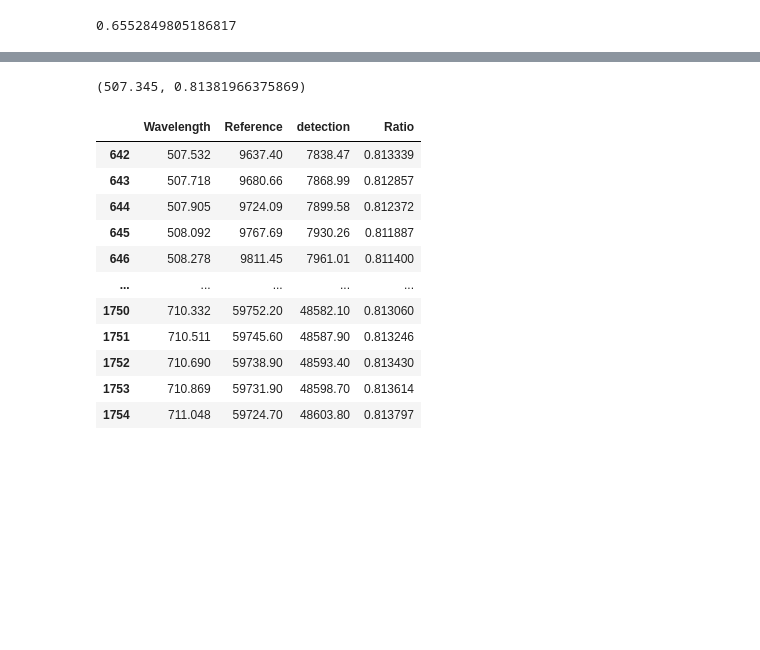
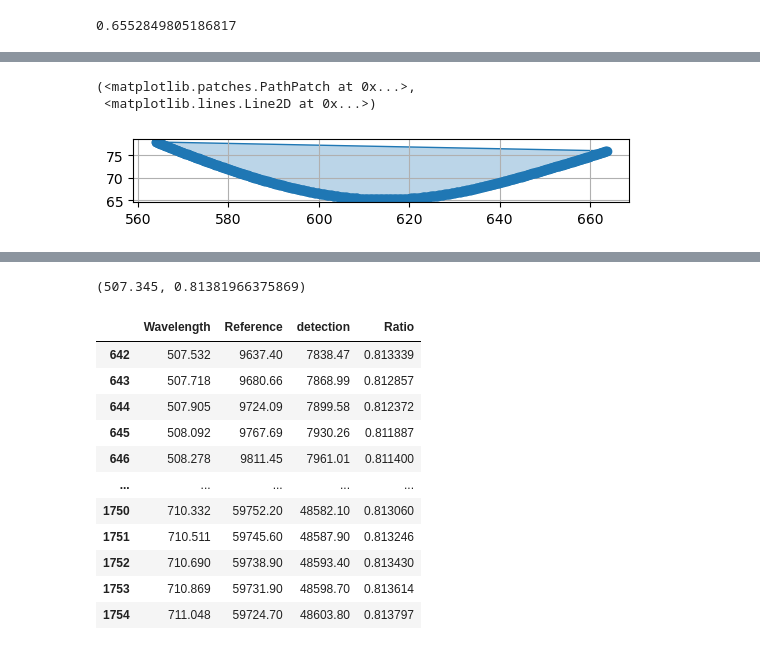
Before and after one commit to RuihaoQiu/FiberX, a Jupyter notebook: Untitled.ipynb, the cells around one changed output, grey strips where cells are left out. Drawn from its saved outputs; the diff is of its cells as text; code cells hidden in the pictures; blank space fills up the shorter version.

```diff
--- a/Untitled.ipynb
+++ b/Untitled.ipynb
@@ -54,3 +83,9 @@ random.random()
+# %%
+plot_polygon(polygon)
+# %% [output]
+(<matplotlib.patches.PathPatch at 0x...>,
+ <matplotlib.lines.Line2D at 0x...>)
+[figure, added]
 # %%
 x, y = np.array(boundary).T
 polygon = Polygon(boundary)
```
Also changed, not shown: parts of 18 cells of this notebook, 1 other file.
